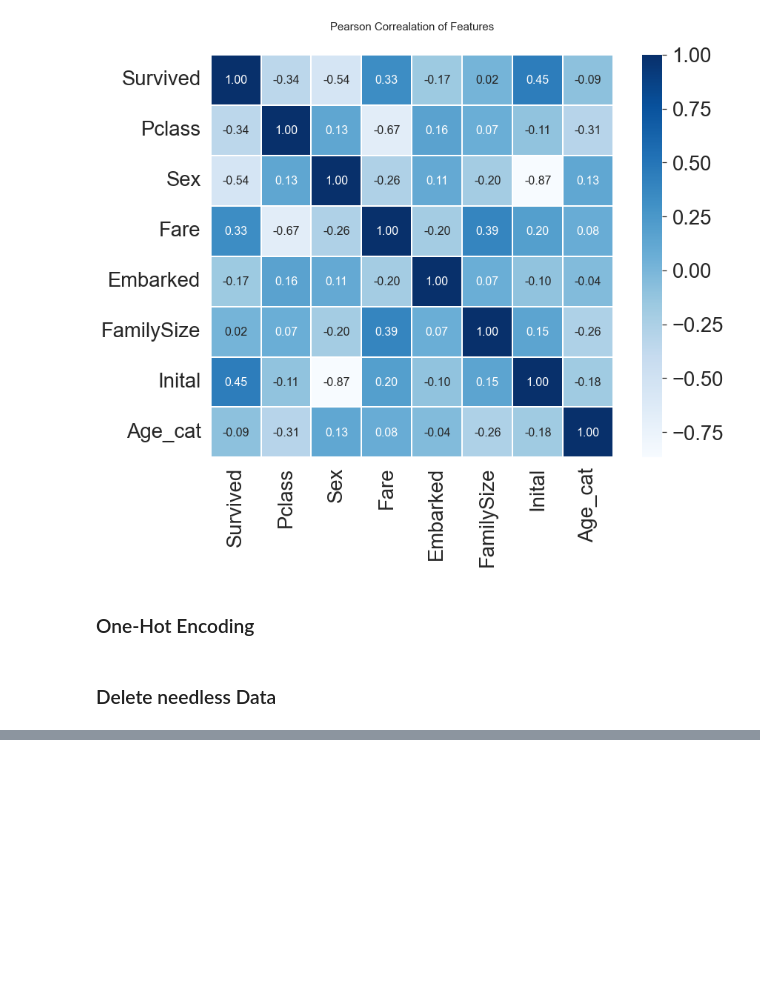
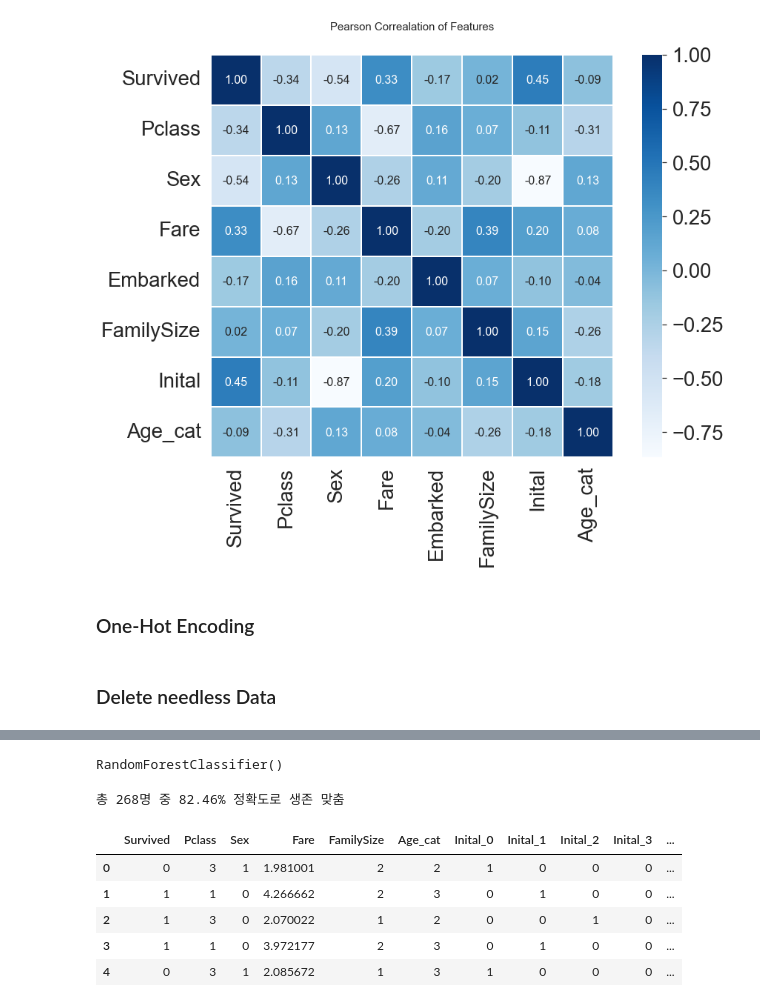
Before and after one commit to YuLim2/Kaggle, a Jupyter notebook: titanic/titanic-my-first-data-analysis.ipynb, the cells around one changed output, grey strips where cells are left out. Drawn from its saved outputs; the diff is of its cells as text; code cells hidden in the pictures; blank space fills up the shorter version.

Commit message:
ADD: Machine learning model with Randomforest of sklearn

```diff
--- a/titanic/titanic-my-first-data-analysis.ipynb
+++ b/titanic/titanic-my-first-data-analysis.ipynb
@@ -599,0 +612,5 @@ df_test.drop(['PassengerId', 'Name', 'SibSp', 'Parch', 'Ticket', 'Cabin'], axis=
+# %%
+model = RandomForestClassifier()
+model.fit(X_tr, y_tr)
+# %% [output]
+RandomForestClassifier()
@@ -599,0 +619,13 @@ df_test.drop(['PassengerId', 'Name', 'SibSp', 'Parch', 'Ticket', 'Cabin'], axis=
+# %%
+print('총 {}명 중 {:.2f}% 정확도로 생존 맞춤'.format(y_vid.shape[0], 100*metrics.accuracy_score(prediction, y_vid)))
+# %% [output]
+총 268명 중 82.46% 정확도로 생존 맞춤
+# %%
+df_train.head()
+# %% [output]
+|  | Survived | Pclass | Sex | Fare | FamilySize | Age_cat | Inital_0 | Inital_1 | Inital_2 | Inital_3 | ... |
+| 0 | 0 | 3 | 1 | 1.981001 | 2 | 2 | 1 | 0 | 0 | 0 | ... |
+| 1 | 1 | 1 | 0 | 4.266662 | 2 | 3 | 0 | 1 | 0 | 0 | ... |
+| 2 | 1 | 3 | 0 | 2.070022 | 1 | 2 | 0 | 0 | 1 | 0 | ... |
+| 3 | 1 | 1 | 0 | 3.972177 | 2 | 3 | 0 | 1 | 0 | 0 | ... |
+| 4 | 0 | 3 | 1 | 2.085672 | 1 | 3 | 1 | 0 | 0 | 0 | ... |
```
Also changed, not shown: parts of 6 cells of this notebook.
